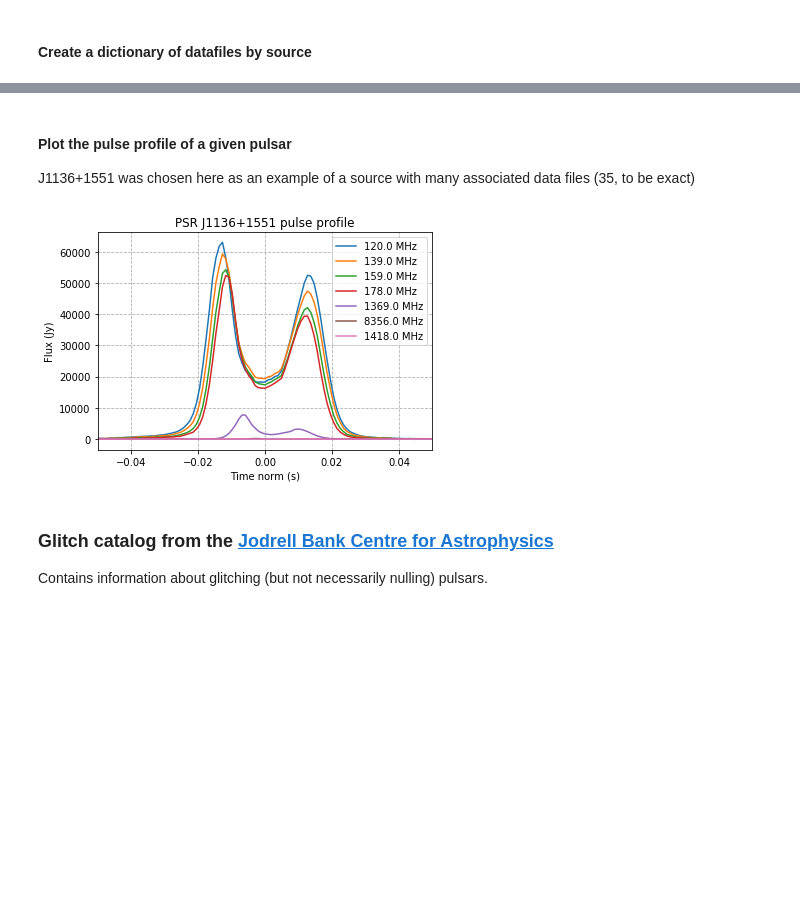
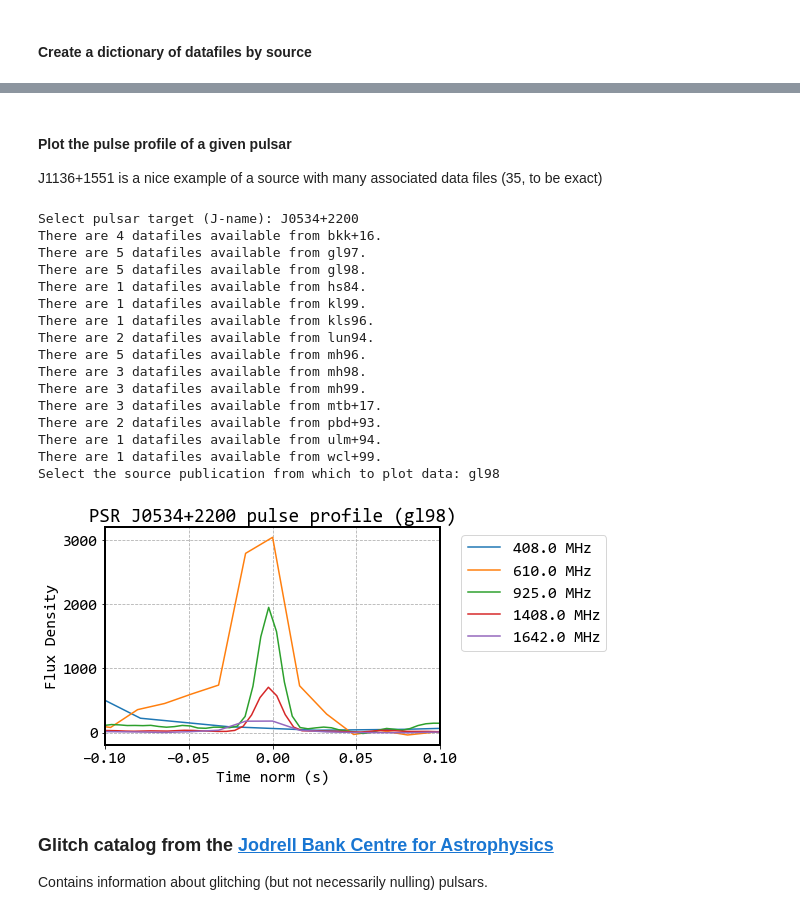
Before and after one commit to cgobat/pulsar-nulling, a Jupyter notebook: Nulling.ipynb, the cells around one changed output, grey strips where cells are left out. Drawn from its saved outputs; the diff is of its cells as text; code cells hidden in the pictures; blank space fills up the shorter version.

Commit message:
"Publication" version and report

```diff
--- a/Nulling.ipynb
+++ b/Nulling.ipynb
@@ -3,11 +3,12 @@
 
 import numpy as np, pandas as pd, pickle, requests, pprint, json
 import matplotlib.pyplot as plt, mpl_toolkits.mplot3d.axes3d as axes3d, matplotlib as mpl
+from scipy import stats
 from bs4 import BeautifulSoup as bs
 from astropy.time import Time
-#mpl.rcParams['font.family'] = 'Consolas'
-#plt.rcParams['font.size'] = 18
-#plt.rcParams['axes.linewidth'] = 2
+mpl.rcParams['font.family'] = 'Consolas'
+plt.rcParams['font.size'] = 16
+plt.rcParams['axes.linewidth'] = 2
 # %% [markdown]
 ### Read nulling data found in appendix of [2019JApA...40...42K](https://ui.adsabs.harvard.edu/#abs/2019JApA...40...42K/abstract)
 Because the data table in the publication is only accessible in the .PDF of the article itself, I manually copied/entered/repaired the ~150 or so entries into a dedicated .CSV file, which is stored locally. This code then parses the errors reported in the table (given in terms of either maximums, minimums, or uncertainties, depending on the datapoint) and converts them into standardized ranges of possible values.
@@ -98,0 +94,10 @@ for key,entries in epndf.groupby("Source"):
+# %%
+epndict = {}
+
+for pulsar,subsect in epndf.groupby("Source"):
+    epndict[pulsar] = {}
+
+    for reference,subsubsect in subsect.groupby("Reference"):
+        epndict[pulsar].update({reference:list(subsubsect["Filename"])})
+
+pprint.pprint(epndict)
@@ -99,25 +122,43 @@ for key,entries in epndf.groupby("Source"):
 # %% [markdown]
 #### Plot the pulse profile of a given pulsar
-J1136+1551 was chosen here as an example of a source with many associated data files (35, to be exact)
+J1136+1551 is a nice example of a source with many associated data files (35, to be exact)
 # %%
-target = "J1136+1551"
+targetPSR = input("Select pulsar target (J-name): ") #"J0534+2200"
+for reference in epndict[targetPSR]:
+    print(f"There are {len(epndict[targetPSR][reference])} datafiles available from {reference}.")
+targetref = input("Select the source publication from which to plot data: ")
 
-for idx,pointer in enumerate(epndict[target]):
+for filename in epndict[targetPSR][targetref]:
+    pointer = "/".join(["http://www.epta.eu.org/epndb/json",targetref,targetPSR,filename])
     data = json.loads(requests.get(pointer).content)
     series = np.array(data["series"]["I"]).T
-    units = data["hdr"]["scale"]
-    if units == "Jansky":
-        plt.plot(series[0],series[1],label=str(round(float(data["hdr"]["freq"]),0))+" MHz")
+    plt.plot(series[0],series[1],label=str(round(float(data["hdr"]["freq"]),0))+" MHz")
 
-plt.legend()
-plt.xlim((-0.05,0.05))
+plt.legend(bbox_to_anchor=(1.04,1), loc="upper left")
+plt.xlim((-0.1,0.1))
 plt.xlabel("Time norm (s)")
-plt.ylabel("Flux (Jy)")
-plt.title(f"PSR {target} pulse profile")
+plt.ylabel("Flux Density")
+plt.title(f"PSR {targetPSR} pulse profile ({targetref})")
 plt.grid(linestyle="--")
 plt.show()
 # %% [output]
+Select pulsar target (J-name): J0534+2200
+There are 4 datafiles available from bkk+16.
+There are 5 datafiles available from gl97.
+There are 5 datafiles available from gl98.
+There are 1 datafiles available from hs84.
+There are 1 datafiles available from kl99.
+There are 1 datafiles available from kls96.
+There are 2 datafiles available from lun94.
+There are 5 datafiles available from mh96.
+There are 3 datafiles available from mh98.
+There are 3 datafiles available from mh99.
+There are 3 datafiles available from mtb+17.
+There are 2 datafiles available from pbd+93.
+There are 1 datafiles available from ulm+94.
+There are 1 datafiles available from wcl+99.
+Select the source publication from which to plot data: gl98
-[figure, old version]
+[figure, new version]
 # %% [markdown]
 ### Glitch catalog from the [Jodrell Bank Centre for Astrophysics](http://www.jb.man.ac.uk/pulsar/glitches.html)
 Contains information about glitching (but not necessarily nulling) pulsars.
```
Also changed, not shown: parts of 9 cells of this notebook, 2 other files.
